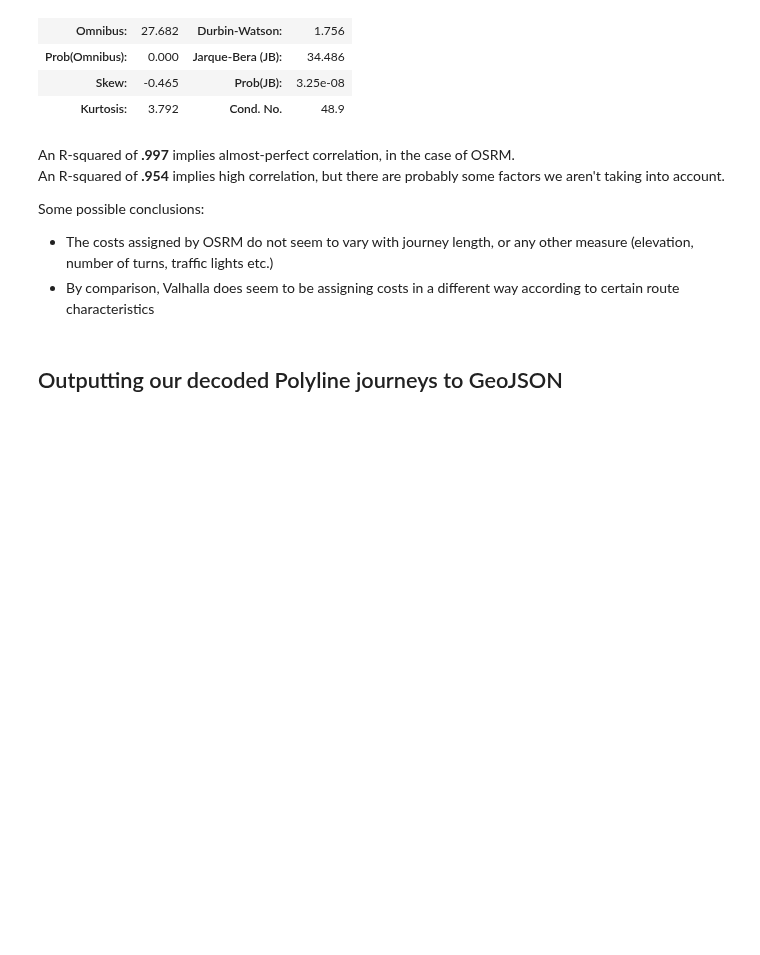
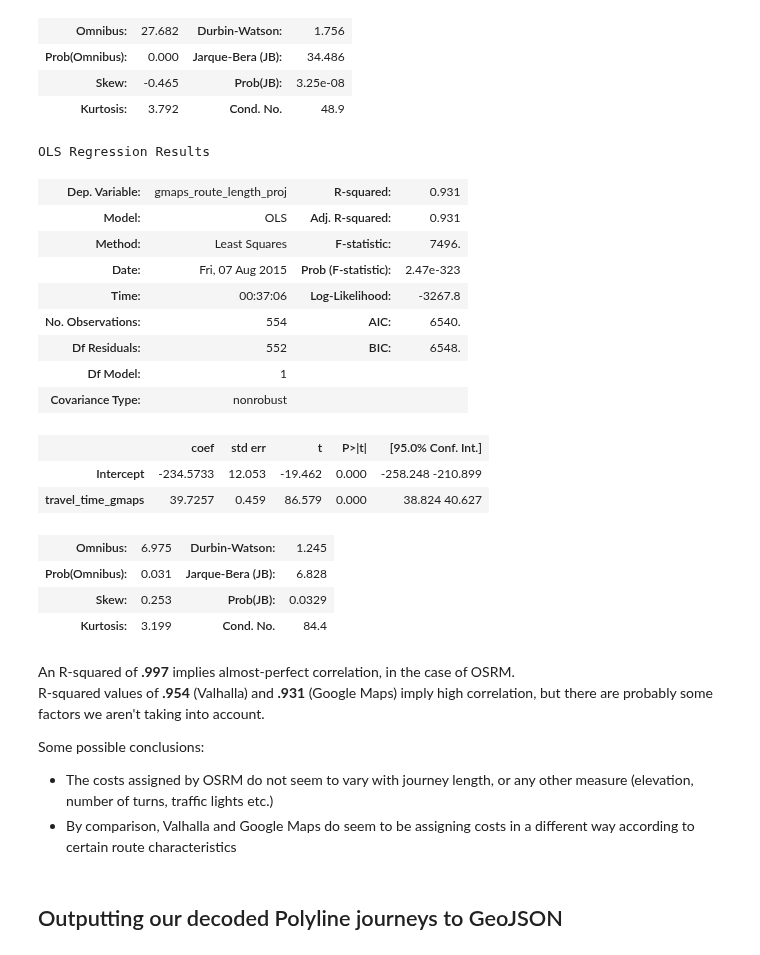
Before and after one commit to urschrei/router_comparison, a Jupyter notebook: OSRM_vs_Valhalla.ipynb, the cells around one changed output. Saved outputs shown, nothing was run; the diff lists cells and outputs as text; code cells hidden in the pictures; blank space fills up the shorter version.

```diff
--- a/OSRM_vs_Valhalla.ipynb
+++ b/OSRM_vs_Valhalla.ipynb
@@ -554,14 +601,39 @@ OLS Regression Results
 | Prob(Omnibus): | 0.000 | Jarque-Bera (JB): | 34.486 |
 | Skew: | -0.465 | Prob(JB): | 3.25e-08 |
 | Kurtosis: | 3.792 | Cond. No. | 48.9 |
+# %%
+# GMaps regression
+gmaps_res = sm.ols(
+    formula='gmaps_route_length_proj ~ travel_time_gmaps',
+    data=merged).fit()
+
+gmaps_res.summary()
+# %% [output]
+OLS Regression Results
+| Dep. Variable: | gmaps_route_length_proj | R-squared: | 0.931 |
+| Model: | OLS | Adj. R-squared: | 0.931 |
+| Method: | Least Squares | F-statistic: | 7496. |
+| Date: | Fri, 07 Aug 2015 | Prob (F-statistic): | 2.47e-323 |
+| Time: | 00:37:06 | Log-Likelihood: | -3267.8 |
+| No. Observations: | 554 | AIC: | 6540. |
+| Df Residuals: | 552 | BIC: | 6548. |
+| Df Model: | 1 |  |  |
+| Covariance Type: | nonrobust |  |  |
+|  | coef | std err | t | P>|t| | [95.0% Conf. Int.] |
+| Intercept | -234.5733 | 12.053 | -19.462 | 0.000 | -258.248 -210.899 |
+| travel_time_gmaps | 39.7257 | 0.459 | 86.579 | 0.000 | 38.824 40.627 |
+| Omnibus: | 6.975 | Durbin-Watson: | 1.245 |
+| Prob(Omnibus): | 0.031 | Jarque-Bera (JB): | 6.828 |
+| Skew: | 0.253 | Prob(JB): | 0.0329 |
+| Kurtosis: | 3.199 | Cond. No. | 84.4 |
 # %% [markdown]
 An R-squared of **.997** implies almost-perfect correlation, in the case of OSRM.
-An R-squared of **.954** implies high correlation, but there are probably some factors we aren't taking into account.
+R-squared values of **.954** (Valhalla) and **.931** (Google Maps) imply high correlation, but there are probably some factors we aren't taking into account.
 
 Some possible conclusions:
 
 - The costs assigned by OSRM do not seem to vary with journey length, or any other measure (elevation, number of turns, traffic lights etc.)
-- By comparison, Valhalla does seem to be assigning costs in a different way according to certain route characteristics
+- By comparison, Valhalla and Google Maps do seem to be assigning costs in a different way according to certain route characteristics
 # %% [markdown]
 ## Outputting our decoded Polyline journeys to GeoJSON
 # %% [markdown]
```
Also changed, not shown: parts of 19 cells of this notebook, 5 other files.
